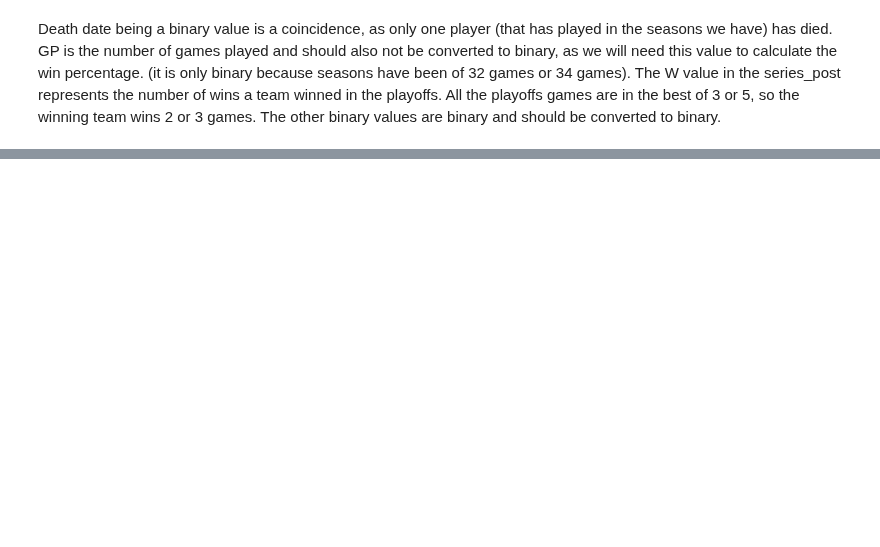
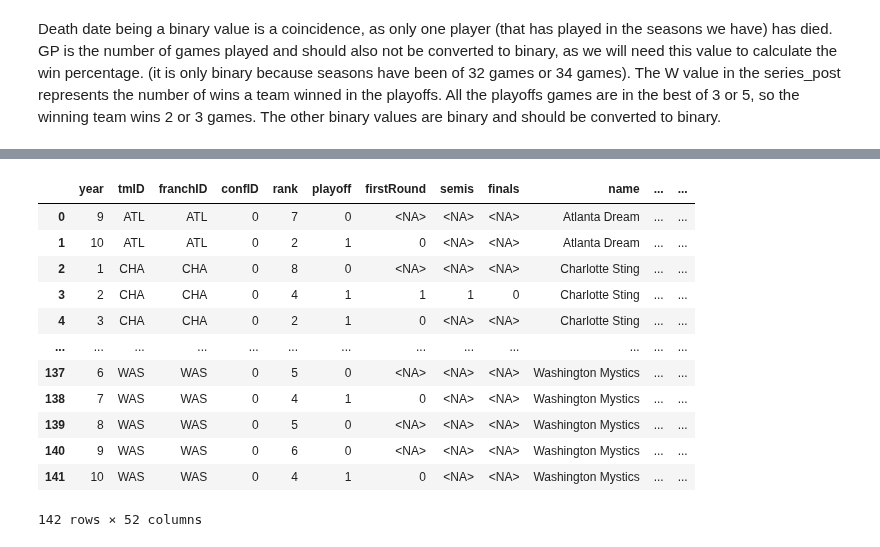
Before and after one commit to jogp10/WnbaPlayoffsPredicting, a Jupyter notebook: notebooks/preparation.ipynb, the cells around one changed output, grey strips where cells are left out. Cells and saved outputs as stored; diff of their text form; code cells hidden in the pictures; blank space fills up the shorter version.

Commit message:
Win and loss percentage

```diff
--- a/notebooks/preparation.ipynb
+++ b/notebooks/preparation.ipynb
@@ -214,0 +288,30 @@ for col in binary_columns:
+# %%
+#Calculate win percentage, loss percentage, wins at home percentage, losses at home percentage, wins away percentage, losses away percentage, wins at conference percentage, losses at conference percentage
+
+dfs["teams_df"]["win_percentage"] = dfs["teams_df"]["won"] / (dfs["teams_df"]["won"] + dfs["teams_df"]["lost"])
+dfs["teams_df"]["loss_percentage"] = dfs["teams_df"]["lost"] / (dfs["teams_df"]["won"] + dfs["teams_df"]["lost"])
+dfs["teams_df"]["home_win_percentage"] = dfs["teams_df"]["homeW"] / (dfs["teams_df"]["homeW"] + dfs["teams_df"]["homeL"])
+dfs["teams_df"]["home_loss_percentage"] = dfs["teams_df"]["homeL"] / (dfs["teams_df"]["homeW"] + dfs["teams_df"]["homeL"])
+dfs["teams_df"]["away_win_percentage"] = dfs["teams_df"]["awayW"] / (dfs["teams_df"]["awayW"] + dfs["teams_df"]["awayL"])
+dfs["teams_df"]["away_loss_percentage"] = dfs["teams_df"]["awayL"] / (dfs["teams_df"]["awayW"] + dfs["teams_df"]["awayL"])
+dfs["teams_df"]["conference_win_percentage"] = dfs["teams_df"]["confW"] / (dfs["teams_df"]["confW"] + dfs["teams_df"]["confL"])
+dfs["teams_df"]["conference_loss_percentage"] = dfs["teams_df"]["confL"] / (dfs["teams_df"]["confW"] + dfs["teams_df"]["confL"])
+
+#Drop the columns that are not needed anymore
+dfs["teams_df"] = dfs["teams_df"].drop(columns=['won', 'lost', 'homeW', 'homeL', 'awayW', 'awayL', 'confW', 'confL'])
+
+dfs["teams_df"]
+# %% [output]
+|  | year | tmID | franchID | confID | rank | playoff | firstRound | semis | finals | name | ... | ... |
+| 0 | 9 | ATL | ATL | 0 | 7 | 0 | <NA> | <NA> | <NA> | Atlanta Dream | ... | ... |
+| 1 | 10 | ATL | ATL | 0 | 2 | 1 | 0 | <NA> | <NA> | Atlanta Dream | ... | ... |
+| 2 | 1 | CHA | CHA | 0 | 8 | 0 | <NA> | <NA> | <NA> | Charlotte Sting | ... | ... |
+| 3 | 2 | CHA | CHA | 0 | 4 | 1 | 1 | 1 | 0 | Charlotte Sting | ... | ... |
+| 4 | 3 | CHA | CHA | 0 | 2 | 1 | 0 | <NA> | <NA> | Charlotte Sting | ... | ... |
+| ... | ... | ... | ... | ... | ... | ... | ... | ... | ... | ... | ... | ... |
+| 137 | 6 | WAS | WAS | 0 | 5 | 0 | <NA> | <NA> | <NA> | Washington Mystics | ... | ... |
+| 138 | 7 | WAS | WAS | 0 | 4 | 1 | 0 | <NA> | <NA> | Washington Mystics | ... | ... |
+| 139 | 8 | WAS | WAS | 0 | 5 | 0 | <NA> | <NA> | <NA> | Washington Mystics | ... | ... |
+| 140 | 9 | WAS | WAS | 0 | 6 | 0 | <NA> | <NA> | <NA> | Washington Mystics | ... | ... |
+| 141 | 10 | WAS | WAS | 0 | 4 | 1 | 0 | <NA> | <NA> | Washington Mystics | ... | ... |
+142 rows × 52 columns
```
Also changed, not shown: parts of 10 cells of this notebook.
